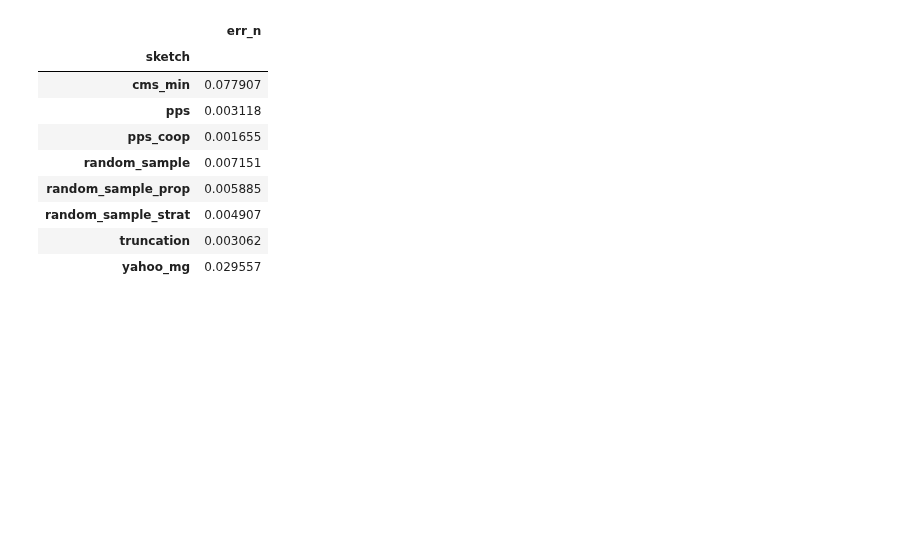
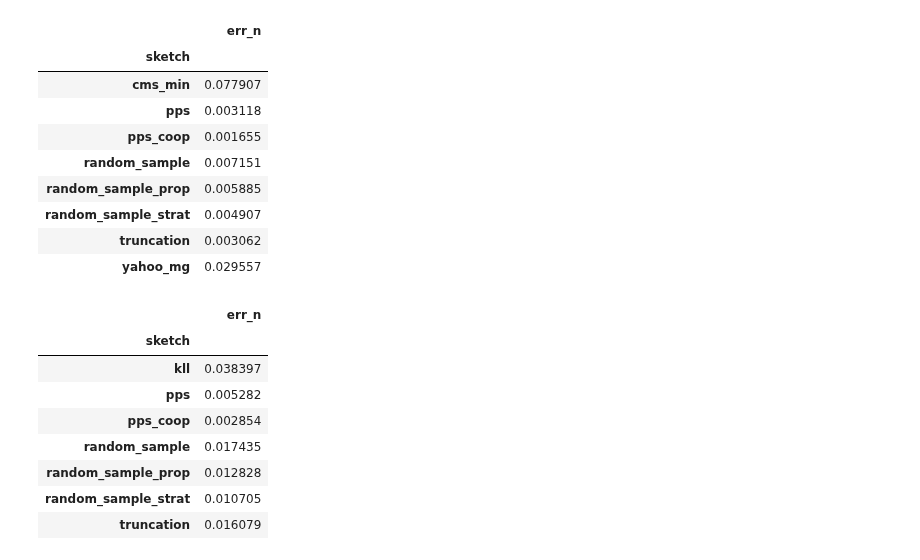
Before and after one commit to stanford-futuredata/sketchstore, a Jupyter notebook: python/notebooks/Local Experiments.ipynb, the cells around one changed output. Cells and saved outputs as stored; diff of their text form; code cells hidden in the pictures; blank space fills up the shorter version.

```diff
--- a/python/notebooks/Local Experiments.ipynb
+++ b/python/notebooks/Local Experiments.ipynb
@@ -309,3 +311,18 @@ dfg
 | random_sample_strat | 0.004907 |
 | truncation | 0.003062 |
 | yahoo_mg | 0.029557 |
+# %%
+df = pd.read_csv(get_error_file("c_bcube_q"))
+df["err_n"] = df["max"] / df["total"]
+dfg = df.groupby(["sketch"]).aggregate({"err_n": "mean"})
+dfg
+# %% [output]
+|  | err_n |
+| sketch |  |
+| kll | 0.038397 |
+| pps | 0.005282 |
+| pps_coop | 0.002854 |
+| random_sample | 0.017435 |
+| random_sample_prop | 0.012828 |
+| random_sample_strat | 0.010705 |
+| truncation | 0.016079 |
```
Also changed, not shown: parts of 2 cells of this notebook, 8 other files.
